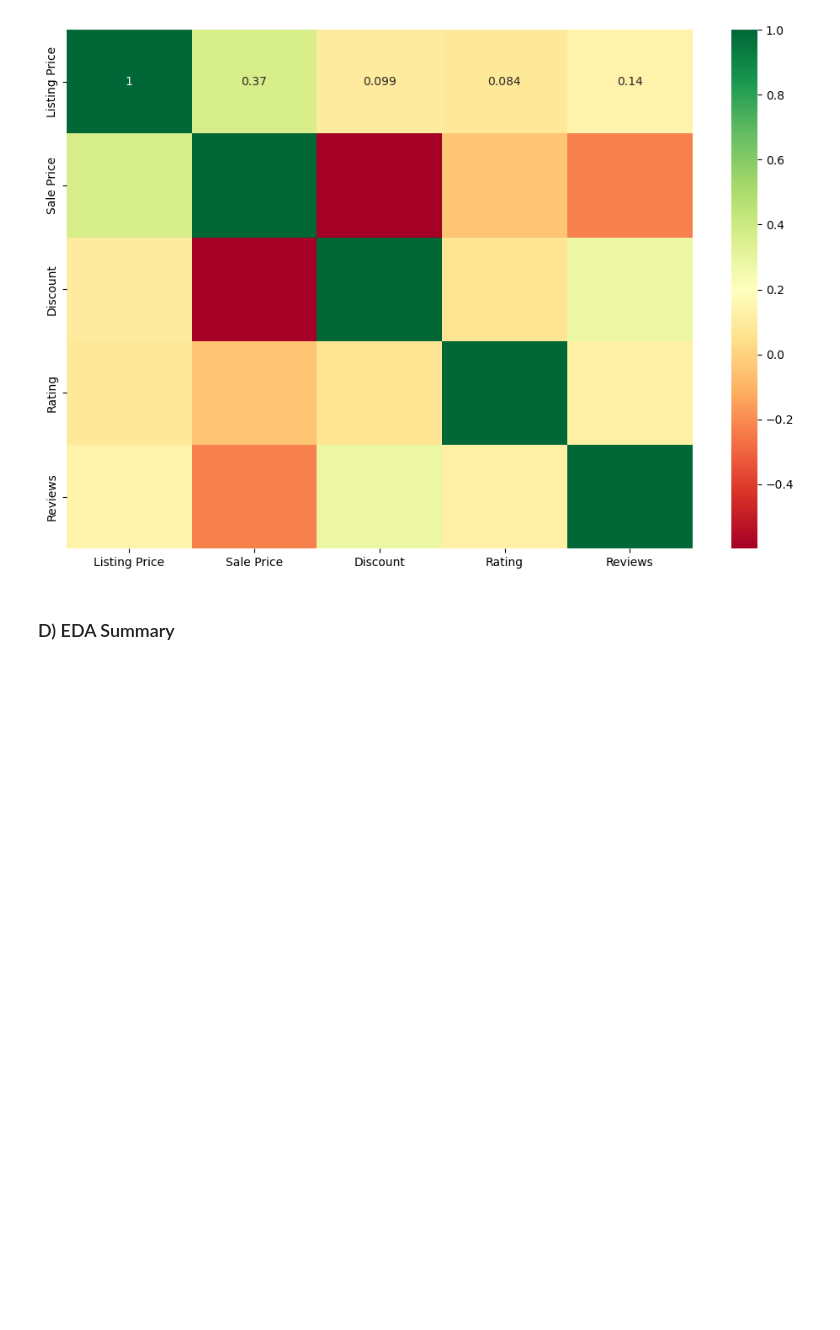
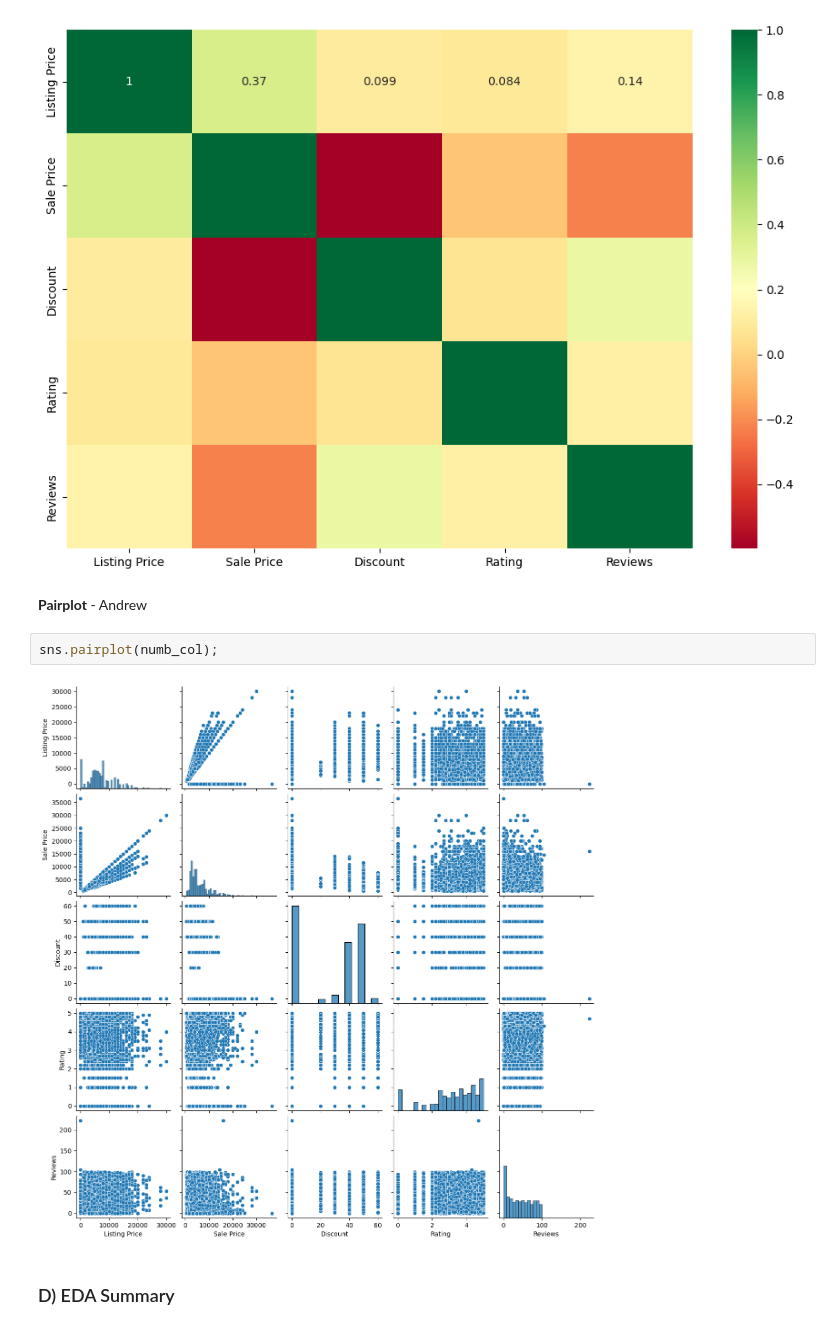
Before and after one commit to apbadzioch/DataSci_FA24, a Jupyter notebook: Mid_Term/GroupMidterm.ipynb, the cells around one changed output. Cells and saved outputs as stored; diff of their text form; blank space fills up the shorter version.

```diff
--- a/Mid_Term/GroupMidterm.ipynb
+++ b/Mid_Term/GroupMidterm.ipynb
@@ -218,6 +261,12 @@ plt.figure(figsize=(12, 8))
 sns.heatmap(numb_col.corr(), cmap='RdYlGn', annot=True);
 # %% [output]
 [figure]
+# %% [markdown]
+**Pairplot** - Andrew
+# %%
+sns.pairplot(numb_col);
+# %% [output]
+[figure, added]
 # %% [markdown]
 ### D) EDA Summary
 # %% [markdown]
```
Also changed, not shown: parts of 16 cells of this notebook, 1 other file.
